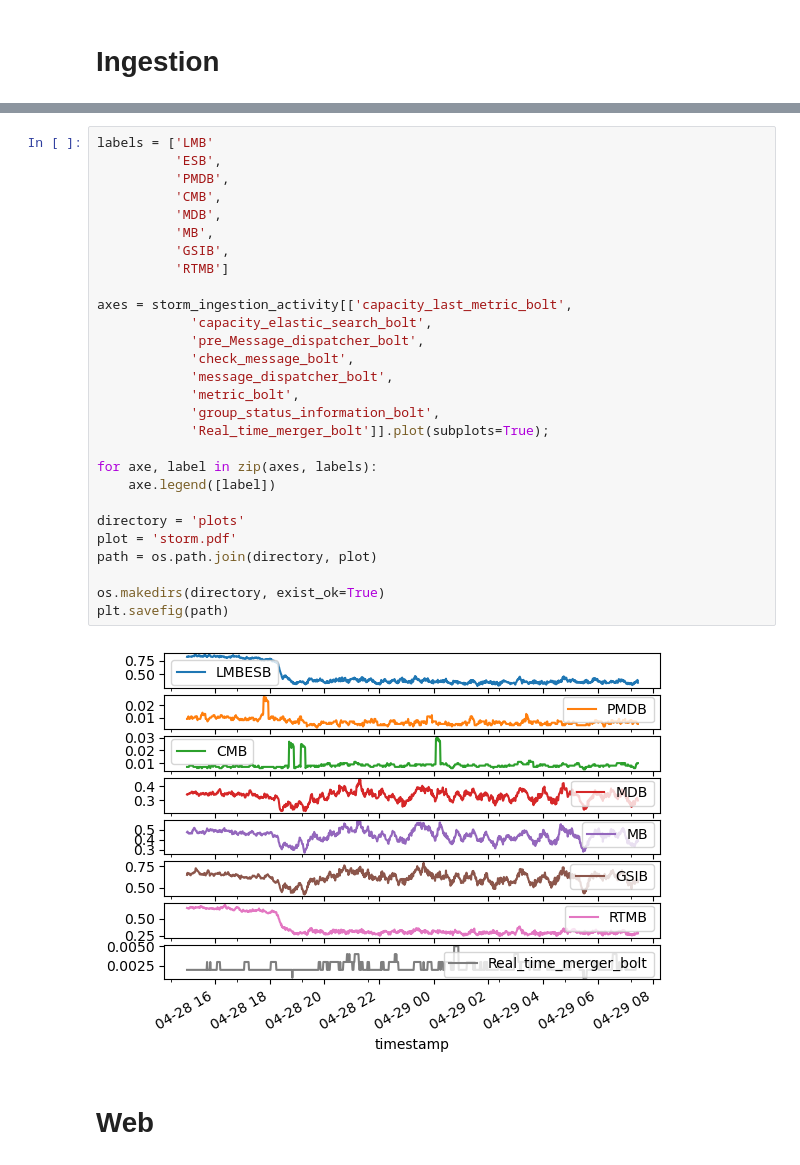
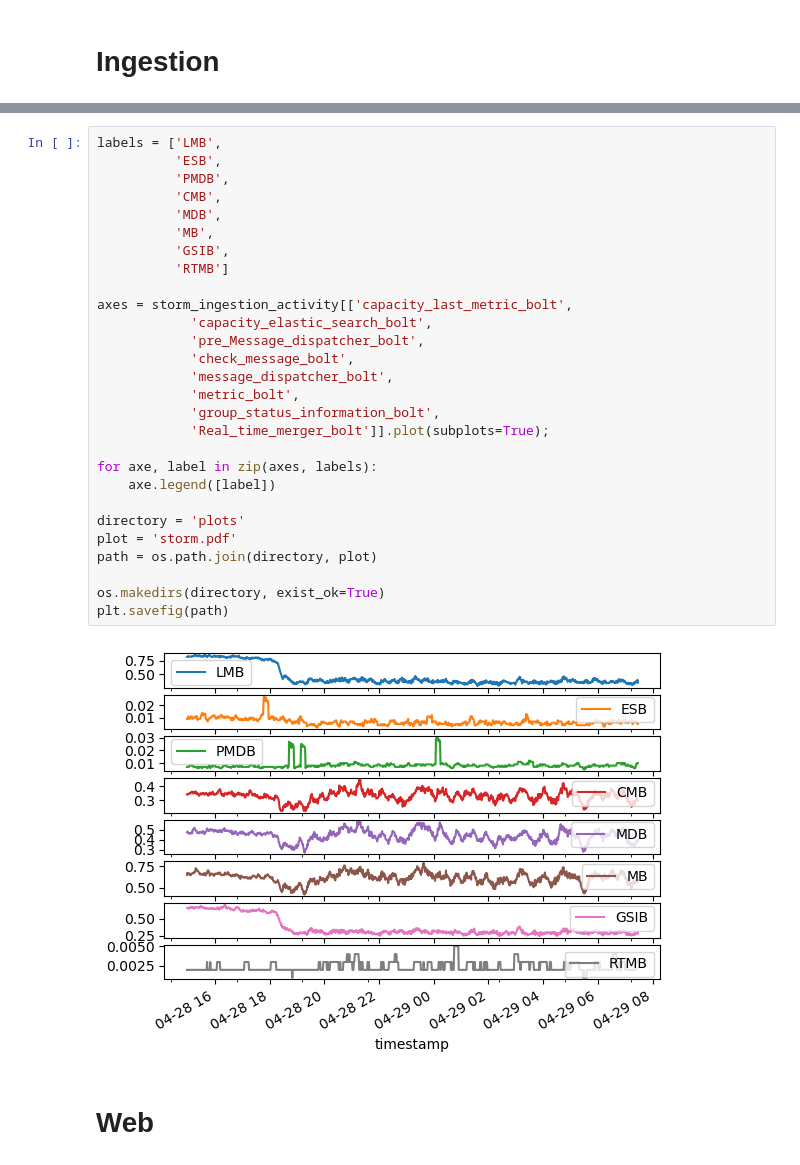
Before and after one commit to chloegdt/Case_Studies_of_Causal_Discovery_from_IT_Monitoring_Time_Series, a Jupyter notebook: plots.ipynb, the cells around one changed output, grey strips where cells are left out. Drawn from its saved outputs; the diff is of its cells as text.

Commit message:
plots

```diff
--- a/plots.ipynb
+++ b/plots.ipynb
@@ -295,35 +295,35 @@ Data columns (total 9 columns):
 dtypes: float64(8), int64(1)
 memory usage: 77.4 KB
 # %%
-labels = ['LMB'
+labels = ['LMB',
           'ESB',
           'PMDB',
           'CMB',
           'MDB',
           'MB',
           'GSIB',
           'RTMB']
 
 axes = storm_ingestion_activity[['capacity_last_metric_bolt',
             'capacity_elastic_search_bolt',
             'pre_Message_dispatcher_bolt',
             'check_message_bolt',
             'message_dispatcher_bolt',
             'metric_bolt',
             'group_status_information_bolt',
             'Real_time_merger_bolt']].plot(subplots=True);
 
 for axe, label in zip(axes, labels):
     axe.legend([label])
 
 directory = 'plots'
 plot = 'storm.pdf'
 path = os.path.join(directory, plot)
 
 os.makedirs(directory, exist_ok=True)
 plt.savefig(path)
 # %% [output]
-[figure, old version]
+[figure, new version]
 # %% [markdown]
 # Web
 # %% [markdown]
```
Also changed, not shown: parts of 35 cells of this notebook.
